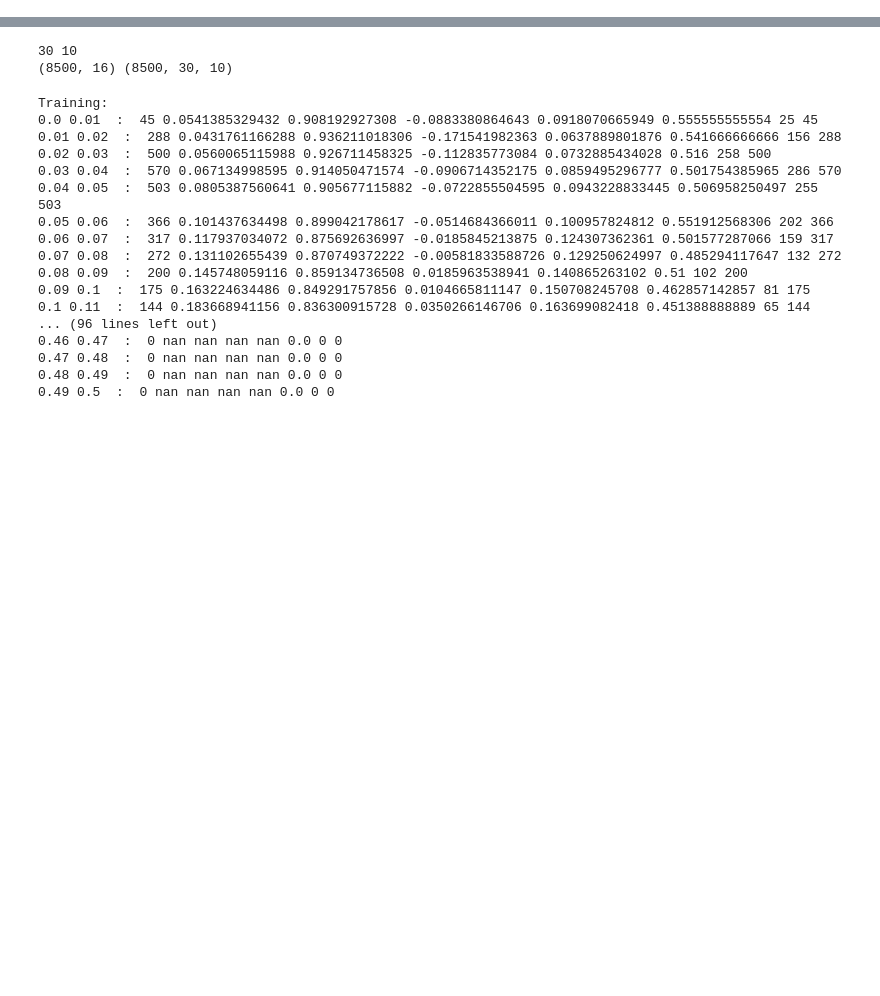
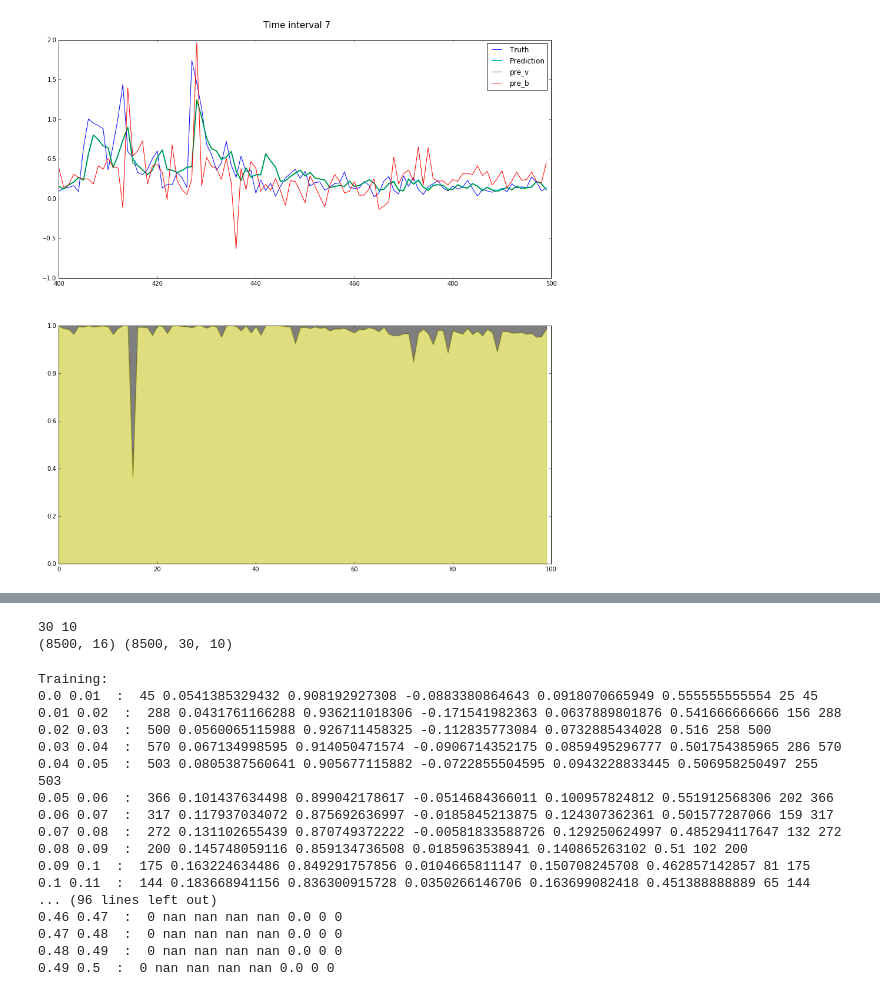
Before and after one commit to weilai0980/mixture_models_crypto, a Jupyter notebook: result_analysis.ipynb, the cells around one changed output, grey strips where cells are left out. Saved outputs shown, nothing was run; the diff lists cells and outputs as text; code cells hidden in the pictures; blank space fills up the shorter version.

```diff
--- a/result_analysis.ipynb
+++ b/result_analysis.ipynb
@@ -254,0 +361,71 @@ for i in range(2,14):
+# %%
+# investigation into a certain interval
+
+# plt.ioff()
+
+for i in range(8,9):
+
+    # --- DATA
+
+    # DATA truth target values in testing
+    file_name = str(i) + '_' + pre_ts + 'mix' + post_txt
+    df_pre = pd.read_csv( file_path + file_name, sep=',', names = col_format_mix)
+
+    # DATA gates in testing
+    file_name = str(i) + '_' + gate_ts + post_txt
+    df_gate = pd.read_csv( file_path + file_name, sep=',', names = col_format_gate )
+    tmp_gate = np.asarray(df_gate)
+
+    # DATA feature data
+    data_path = "../dataset/bitcoin/training_data/rolling/" + str(i) + "_xtest_mix" + post_dat
+    x = np.load(data_path)
+
+    data_path = "../dataset/bitcoin/training_data/rolling/" + str(i) + "_ytest_mix" + post_dat
+    y = np.load(data_path)
+
+    # DATA gate parameters
+    file_name = str(i) + weight_gate + post_dat
+    gate_para = np.load(file_path + file_name)
+
+    abs_gate_para = np.abs(gate_para)
+
+    # DATA expert parameters
+    file_name = str(i) + weight_pre + post_dat
+    exp_para = np.load(file_path + file_name)
+
+    # auto-regressive volatility, features
+    vol = np.asarray( [k[0] for k in x] )
+    ob  = np.asarray( [k[1] for k in x] )
+#     print np.shape(vol), np.shape(ob)
+
+
+    # --- plot
+
+    fig, ax = plt.subplots(2, 1, figsize=(15,15))
+    fig.suptitle("Time interval " + str(i-1), fontsize = 15)
+
+    # truth and prediction
+    df_pre = df_pre.iloc[400:500]
+    ax[0].plot(df_pre['truth'], label = 'Truth')
+    ax[0].plot(df_pre['pre'],   color ='c', label = 'Prediction', linewidth = 2)
+    ax[0].plot(df_pre['pre_v'], label = 'pre_v')
+    ax[0].plot(df_pre['pre_b'],   label = 'pre_b')
+#     ax[0].set_ylim([0.0, 1.0])
+    ax[0].legend()
+
+    # gate distribution
+    tmp_gate = tmp_gate[400:500]
+    X = range(len(tmp_gate))
+    Y =  [1.0 for k in tmp_gate ]
+    Y1 = [k[0] for k in tmp_gate]
+    Y2 = [0.0 for k in tmp_gate]
+
+    ax[1].plot(Y, label = 'Order book', color='k', alpha=.5)
+    ax[1].plot(Y1,label = 'Volatility', color = 'k', alpha=.1)
+    ax[1].plot(Y2,)
+    ax[1].fill_between(X, Y, Y1, color='k',alpha=.5)
+    ax[1].fill_between(X, Y1,Y2, color='y',alpha=.5)
+
+    plt.subplots_adjust(top=0.95)
+# %% [output]
+[figure, added]
```
Also changed, not shown: parts of 22 cells of this notebook, 8 other files.
